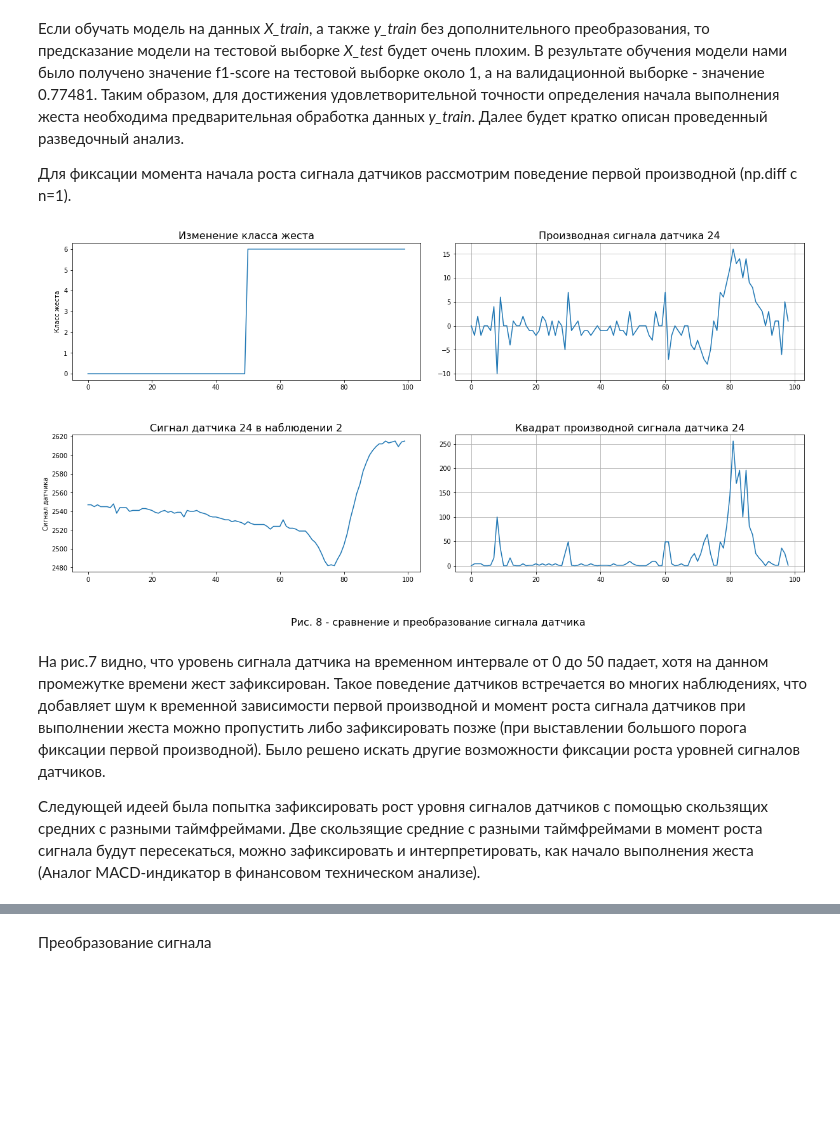
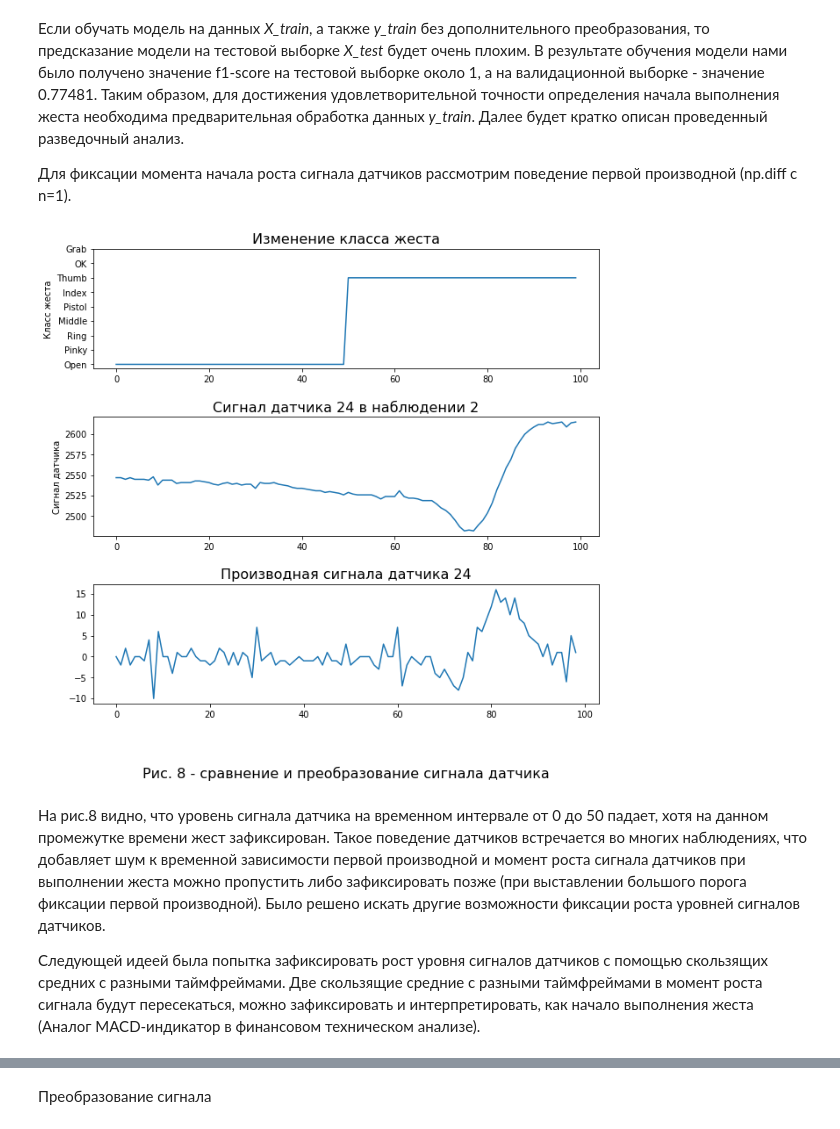
Before and after one commit to Alex1iv/Motorica_2, a Jupyter notebook: 1_Motorica_sprint2.ipynb, the cells around one changed output, grey strips where cells are left out. Drawn from its saved outputs; the diff is of its cells as text; code cells hidden in the pictures; blank space fills up the shorter version.

```diff
--- a/1_Motorica_sprint2.ipynb
+++ b/1_Motorica_sprint2.ipynb
@@ -242,54 +243,55 @@ m.box_sens(2, df[df['b_e'] != 'pass'].loc[:, ['sensor_2', 'b_e', 'Class_name']],
 Для фиксации момента начала роста сигнала датчиков рассмотрим поведение первой производной (np.diff c n=1).
 # %%
 # Анализируем датчик 8 для рассматриваемого наблюдения 2
-plot_counter=8
+plot_counter = 8
+
 import __init__
 X_train = __init__.X_train
 y_train = __init__.y_train
 id = 2
 time_stp = 0 # начальный интервал времени можно сдвинуть
 sensor = 24
 df = pd.DataFrame(data = X_train[id], index = [s for s in range(X_train.shape[1])],
                   columns = [s for s in range(X_train.shape[2])]
 ).T
 
 y_k = y_train[id*100:(id+1)*100].reset_index().T
 # временной промежуток
 time_stp = 0
 time_end = 100
 
 df_T_50 = df.iloc[time_stp:]
 y_k_50 = y_k[range(time_stp, 100)]
 #df_T_50 = df_T_50.rolling(window=5).mean().dropna(axis=0)
 
-f, ax = plt.subplots(2, 2, figsize = (20, 9))
+f, ax = plt.subplots(3, 1, figsize=(10, 9))
 plt.subplots_adjust(  left=0.1,   right=0.9,
                     bottom=0.1,     top=0.9,
                     wspace=0.1,  hspace=0.4)
 
 plt.suptitle(f'Рис. {plot_counter}'+' - сравнение и преобразование сигнала датчика', y=-0.01, fontsize=16)
 
-ax[0,0].plot(list(y_k_50.columns), y_k_50.loc['class'].values)
-ax[0,0].set_title(f'Изменение класса жеста', fontsize=16)
-ax[0,0].set_ylabel('Класс жеста')
+ax[0].plot(list(y_k_50.columns), y_k_50.loc['class'].values)
+ax[0].set_title(f'Изменение класса жеста', fontsize=16)
+ax[0].set_ylabel('Класс жеста')
+ax[0].set_yticks(
+                  np.arange(9),
+                  ['Open', 'Pinky', 'Ring', 'Middle', 'Pistol', 'Index', 'Thumb', 'OK', 'Grab']
+)
 
-ax[1,0].plot(list(df_T_50.index), df_T_50[sensor].values)
-ax[1,0].set_title(f'Сигнал датчика {sensor} в наблюдении {id}', fontsize=16)
-ax[1,0].set_ylabel('Сигнал датчика')
+ax[1].plot(list(df_T_50.index), df_T_50[sensor].values)
+ax[1].set_title(f'Сигнал датчика {sensor} в наблюдении {id}', fontsize=16)
+ax[1].set_ylabel('Сигнал датчика')
 
-ax[0,1].plot(list(range(len(np.diff(df_T_50[sensor], 1)))), np.diff(df_T_50[sensor],1))
-ax[0,1].set_title(f'Производная сигнала датчика {sensor}', fontsize=16)
-ax[0,1].grid()
+ax[2].plot(list(range(len(np.diff(df_T_50[sensor], 1)))), np.diff(df_T_50[sensor],1))
+ax[2].set_title(f'Производная сигнала датчика {sensor}', fontsize=16)
+#ax[2].grid()
 
-ax[1,1].plot(list(range(len(np.diff(df_T_50[sensor], 1)))), np.power(np.diff(df_T_50[sensor],1),2))
-ax[1,1].set_title(f'Квадрат производной сигнала датчика {sensor}', fontsize=16)
-ax[1,1].grid()
-
-
-plt.show()
+plt.savefig("fig_8.png")
+plt.show();
 # %% [output]
-[figure, old version]
+[figure, new version]
 # %% [markdown]
-На рис.7 видно, что уровень сигнала датчика на временном интервале от 0 до 50 падает, хотя на данном промежутке времени жест зафиксирован. Такое поведение датчиков встречается во многих наблюдениях, что добавляет шум к временной зависимости первой производной и момент роста сигнала датчиков при выполнении жеста можно пропустить либо зафиксировать позже (при выставлении большого порога фиксации первой производной). Было решено искать другие возможности фиксации роста уровней сигналов датчиков.
+На рис.8 видно, что уровень сигнала датчика на временном интервале от 0 до 50 падает, хотя на данном промежутке времени жест зафиксирован. Такое поведение датчиков встречается во многих наблюдениях, что добавляет шум к временной зависимости первой производной и момент роста сигнала датчиков при выполнении жеста можно пропустить либо зафиксировать позже (при выставлении большого порога фиксации первой производной). Было решено искать другие возможности фиксации роста уровней сигналов датчиков.
 
 Следующей идеей была попытка зафиксировать рост уровня сигналов датчиков с помощью скользящих средних с разными таймфреймами. Две скользящие средние с разными таймфреймами в момент роста сигнала будут пересекаться, можно зафиксировать и интерпретировать, как начало выполнения жеста (Аналог MACD-индикатор в финансовом техническом анализе).
```
Also changed, not shown: parts of 11 cells of this notebook, 9 other files.
